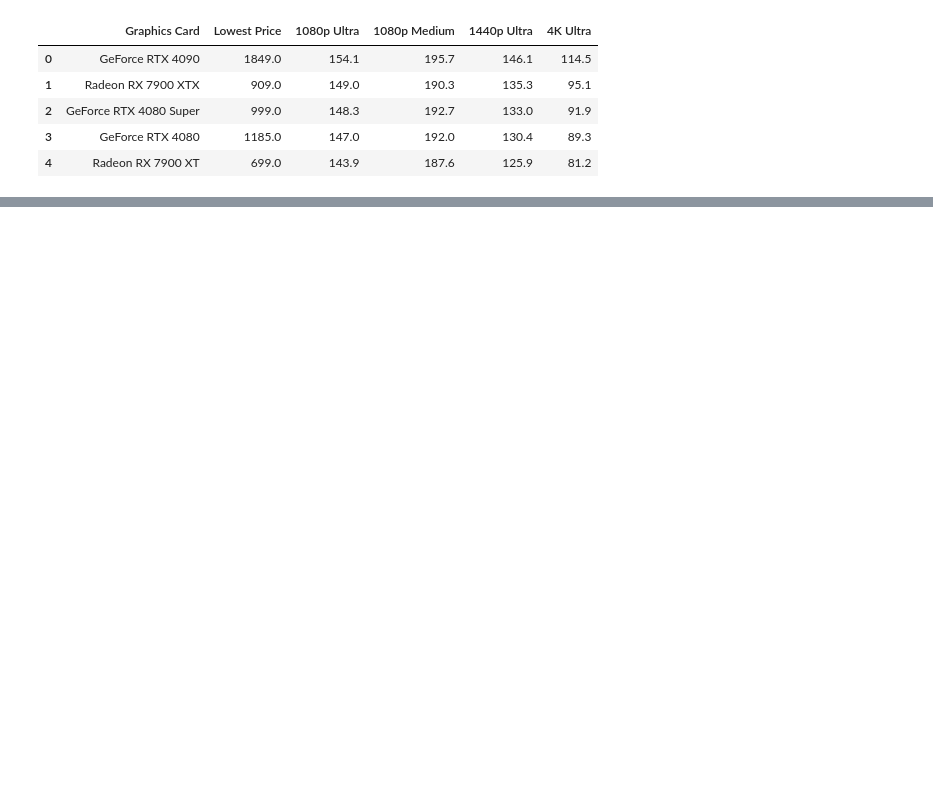
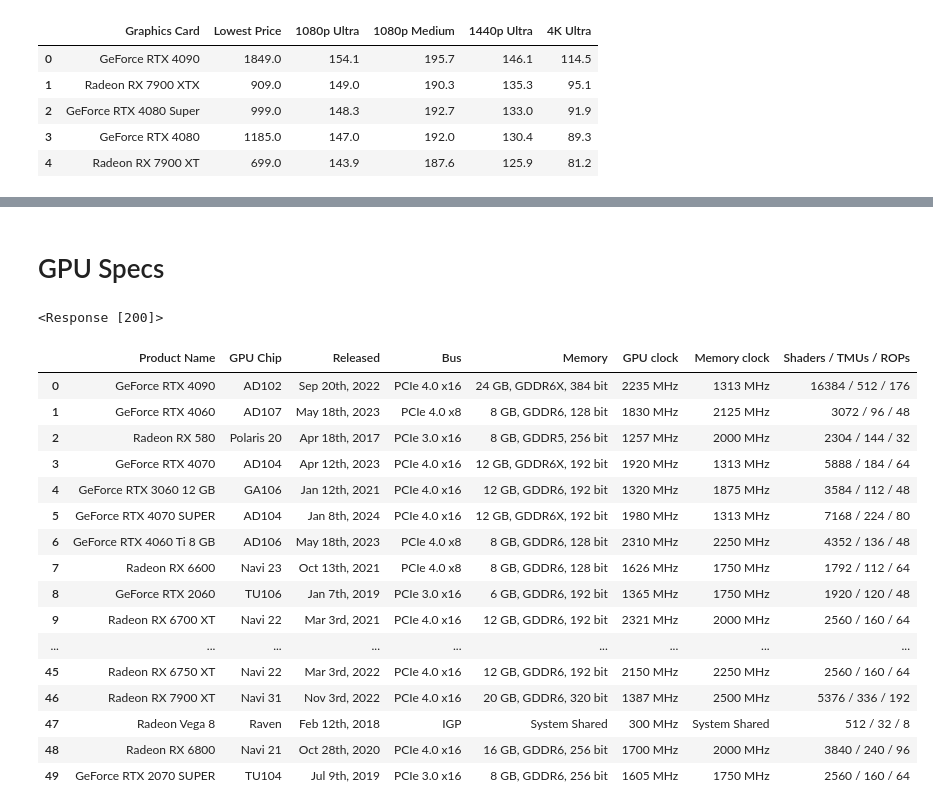
Before and after one commit to chengeric155/Computer-Building-Analysis, a Jupyter notebook: GPU Analysis.ipynb, the cells around one changed output, grey strips where cells are left out. Saved outputs shown, nothing was run; the diff lists cells and outputs as text; code cells hidden in the pictures; blank space fills up the shorter version.

```diff
--- a/GPU Analysis.ipynb
+++ b/GPU Analysis.ipynb
@@ -107,0 +156,8 @@ fig.show()
+# %% [markdown]
+# GPU Specs
+# %%
+specs_url = 'https://www.techpowerup.com/gpu-specs/'
+specs_html = requests.get(specs_url)
+specs_html
+# %% [output]
+<Response [200]>
@@ -107,0 +176,21 @@ fig.show()
+# %%
+raw_spec_df = pd.DataFrame(spec_body, columns=spec_headers)
+raw_spec_df
+# %% [output]
+|  | Product Name | GPU Chip | Released | Bus | Memory | GPU clock | Memory clock | Shaders / TMUs / ROPs |
+| 0 | GeForce RTX 4090 | AD102 | Sep 20th, 2022 | PCIe 4.0 x16 | 24 GB, GDDR6X, 384 bit | 2235 MHz | 1313 MHz | 16384 / 512 / 176 |
+| 1 | GeForce RTX 4060 | AD107 | May 18th, 2023 | PCIe 4.0 x8 | 8 GB, GDDR6, 128 bit | 1830 MHz | 2125 MHz | 3072 / 96 / 48 |
+| 2 | Radeon RX 580 | Polaris 20 | Apr 18th, 2017 | PCIe 3.0 x16 | 8 GB, GDDR5, 256 bit | 1257 MHz | 2000 MHz | 2304 / 144 / 32 |
+| 3 | GeForce RTX 4070 | AD104 | Apr 12th, 2023 | PCIe 4.0 x16 | 12 GB, GDDR6X, 192 bit | 1920 MHz | 1313 MHz | 5888 / 184 / 64 |
+| 4 | GeForce RTX 3060 12 GB | GA106 | Jan 12th, 2021 | PCIe 4.0 x16 | 12 GB, GDDR6, 192 bit | 1320 MHz | 1875 MHz | 3584 / 112 / 48 |
+| 5 | GeForce RTX 4070 SUPER | AD104 | Jan 8th, 2024 | PCIe 4.0 x16 | 12 GB, GDDR6X, 192 bit | 1980 MHz | 1313 MHz | 7168 / 224 / 80 |
+| 6 | GeForce RTX 4060 Ti 8 GB | AD106 | May 18th, 2023 | PCIe 4.0 x8 | 8 GB, GDDR6, 128 bit | 2310 MHz | 2250 MHz | 4352 / 136 / 48 |
+| 7 | Radeon RX 6600 | Navi 23 | Oct 13th, 2021 | PCIe 4.0 x8 | 8 GB, GDDR6, 128 bit | 1626 MHz | 1750 MHz | 1792 / 112 / 64 |
+| 8 | GeForce RTX 2060 | TU106 | Jan 7th, 2019 | PCIe 3.0 x16 | 6 GB, GDDR6, 192 bit | 1365 MHz | 1750 MHz | 1920 / 120 / 48 |
+| 9 | Radeon RX 6700 XT | Navi 22 | Mar 3rd, 2021 | PCIe 4.0 x16 | 12 GB, GDDR6, 192 bit | 2321 MHz | 2000 MHz | 2560 / 160 / 64 |
+| ... | ... | ... | ... | ... | ... | ... | ... | ... |
+| 45 | Radeon RX 6750 XT | Navi 22 | Mar 3rd, 2022 | PCIe 4.0 x16 | 12 GB, GDDR6, 192 bit | 2150 MHz | 2250 MHz | 2560 / 160 / 64 |
+| 46 | Radeon RX 7900 XT | Navi 31 | Nov 3rd, 2022 | PCIe 4.0 x16 | 20 GB, GDDR6, 320 bit | 1387 MHz | 2500 MHz | 5376 / 336 / 192 |
+| 47 | Radeon Vega 8 | Raven | Feb 12th, 2018 | IGP | System Shared | 300 MHz | System Shared | 512 / 32 / 8 |
+| 48 | Radeon RX 6800 | Navi 21 | Oct 28th, 2020 | PCIe 4.0 x16 | 16 GB, GDDR6, 256 bit | 1700 MHz | 2000 MHz | 3840 / 240 / 96 |
+| 49 | GeForce RTX 2070 SUPER | TU104 | Jul 9th, 2019 | PCIe 3.0 x16 | 8 GB, GDDR6, 256 bit | 1605 MHz | 1750 MHz | 2560 / 160 / 64 |
```
Also changed, not shown: parts of 12 cells of this notebook.
